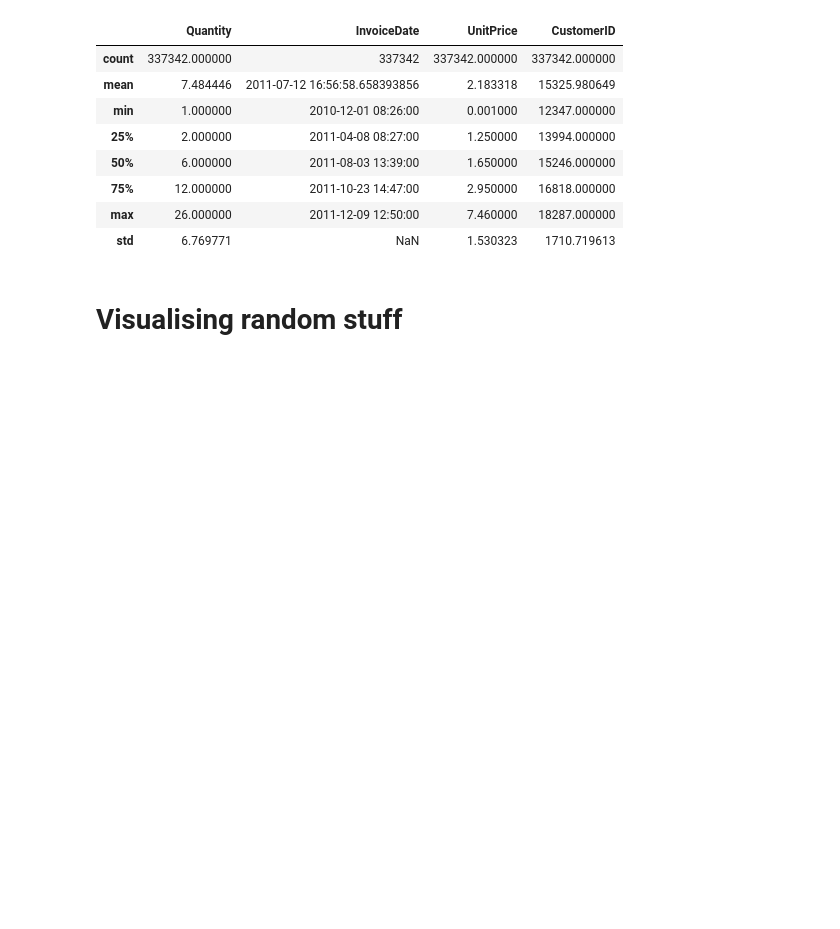
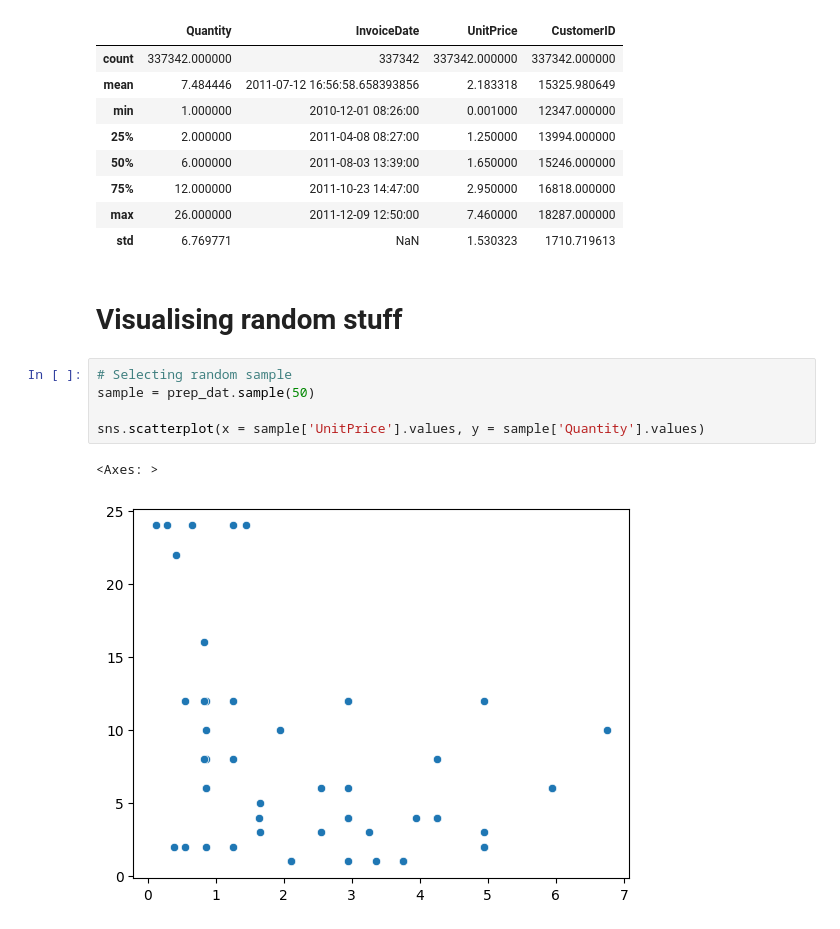
Before and after one commit to Supermjork/K-Kustomer-Klusters, a Jupyter notebook: notebook/visfun.ipynb, the cells around one changed output. Saved outputs shown, nothing was run; the diff lists cells and outputs as text; blank space fills up the shorter version.

```diff
--- a/notebook/visfun.ipynb
+++ b/notebook/visfun.ipynb
@@ -40,3 +41,11 @@ prep_dat.describe())
 | std | 6.769771 | NaN | 1.530323 | 1710.719613 |
 # %% [markdown]
 # Visualising random stuff
+# %%
+# Selecting random sample
+sample = prep_dat.sample(50)
+
+sns.scatterplot(x = sample['UnitPrice'].values, y = sample['Quantity'].values)
+# %% [output]
+<Axes: >
+[figure, added]
```
Also changed, not shown: parts of 4 cells of this notebook.
